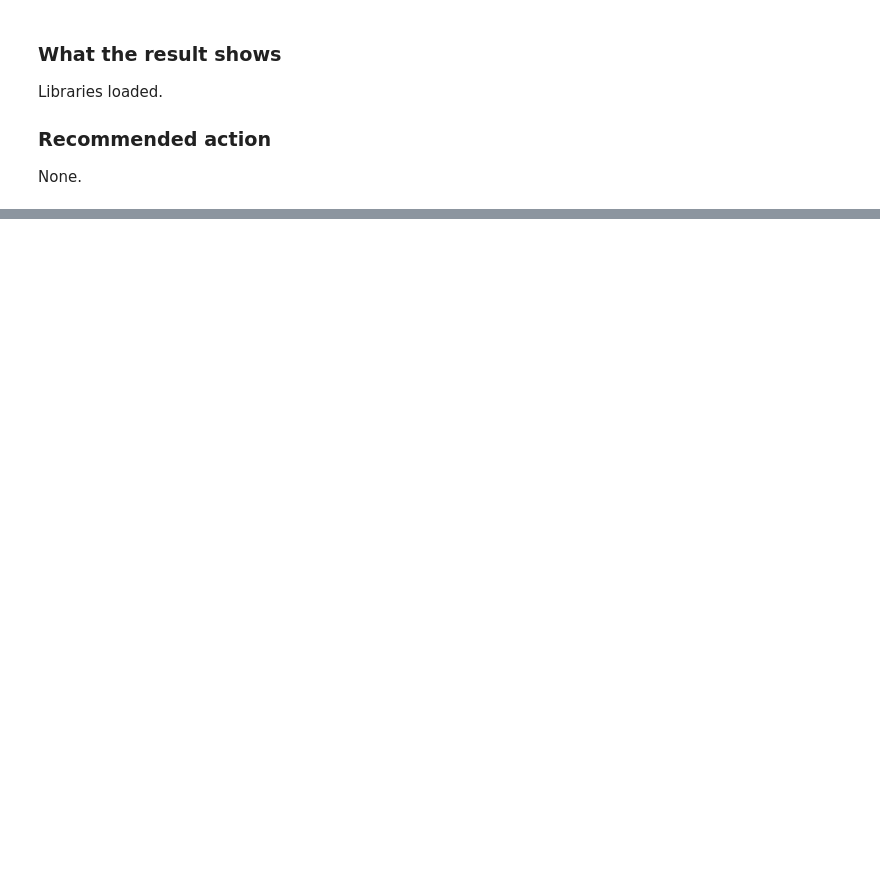
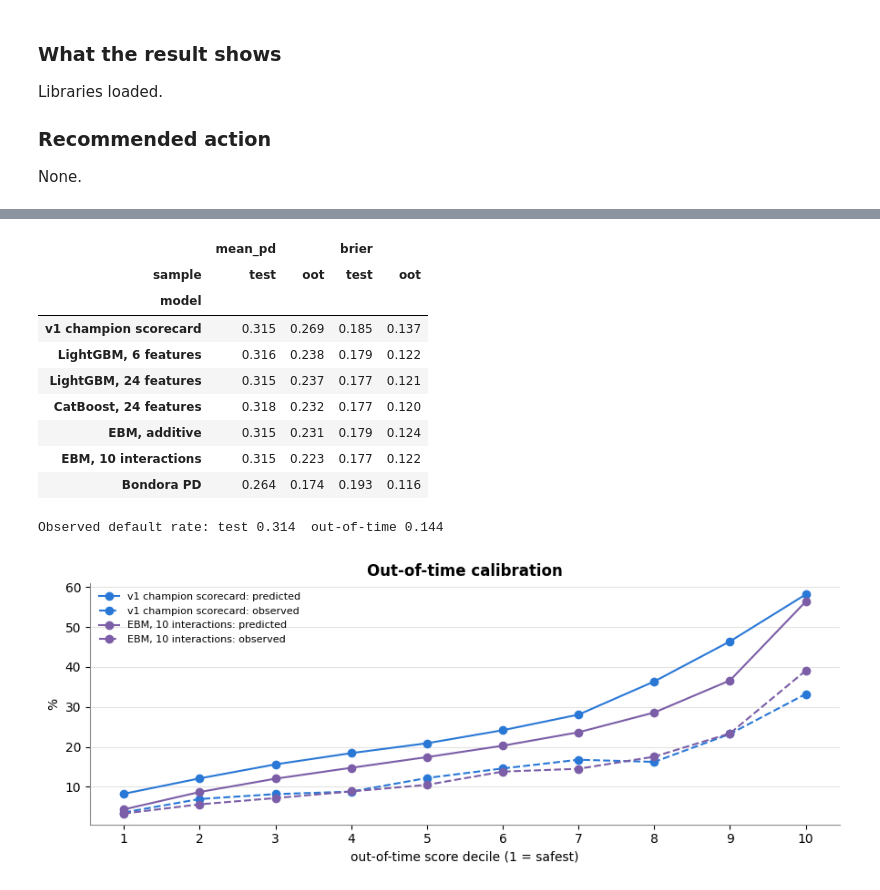
Before and after one commit to Langsi97/credit-risk-pd-engine-ifrs9, a Jupyter notebook: notebooks/06_challenger.ipynb, the cells around one changed output, grey strips where cells are left out. Drawn from its saved outputs; the diff is of its cells as text; code cells hidden in the pictures; blank space fills up the shorter version.

```diff
--- a/notebooks/06_challenger.ipynb
+++ b/notebooks/06_challenger.ipynb
@@ -588,0 +612,26 @@ None.
+# %%
+display(compare.pivot_table(index="model", columns="sample", values=["mean_pd", "brier"], sort=False).round(3))
+print("Observed default rate: test", round(y[is_test].mean(), 3), " out-of-time", round(y[is_oot].mean(), 3))
+fig, ax = plt.subplots()
+for name, colour in [("v1 champion scorecard", BLUE), ("EBM, 10 interactions", PURPLE)]:
+    d = pd.DataFrame({"pd": MODELS[name][is_oot], "y": y[is_oot]})
+    d["decile"] = pd.qcut(d["pd"].rank(method="first"), 10, labels=False) + 1
+    g = d.groupby("decile").agg(predicted=("pd", "mean"), observed=("y", "mean")) * 100
+    ax.plot(g.index, g["predicted"], color=colour, marker="o", label=f"{name}: predicted")
+    ax.plot(g.index, g["observed"], color=colour, marker="o", linestyle="--", label=f"{name}: observed")
+ax.set_xlabel("out-of-time score decile (1 = safest)"); ax.set_ylabel("%"); ax.set_xticks(range(1, 11))
+ax.set_title("Out-of-time calibration"); ax.legend(frameon=False, fontsize=8)
+plt.tight_layout(); plt.show()
+# %% [output]
+|  | mean_pd |  | brier |  |
+| sample | test | oot | test | oot |
+| model |  |  |  |  |
+| v1 champion scorecard | 0.315 | 0.269 | 0.185 | 0.137 |
+| LightGBM, 6 features | 0.316 | 0.238 | 0.179 | 0.122 |
+| LightGBM, 24 features | 0.315 | 0.237 | 0.177 | 0.121 |
+| CatBoost, 24 features | 0.318 | 0.232 | 0.177 | 0.120 |
+| EBM, additive | 0.315 | 0.231 | 0.179 | 0.124 |
+| EBM, 10 interactions | 0.315 | 0.223 | 0.177 | 0.122 |
+| Bondora PD | 0.264 | 0.174 | 0.193 | 0.116 |
+Observed default rate: test 0.314  out-of-time 0.144
+[figure, added]
```
Also changed, not shown: parts of 64 cells of this notebook, 13 other files.
